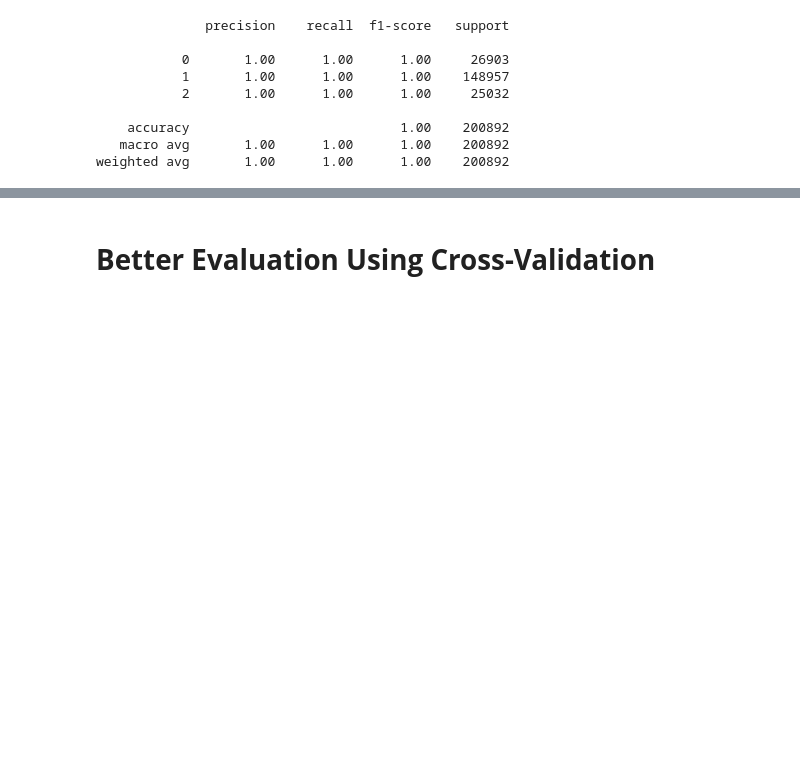
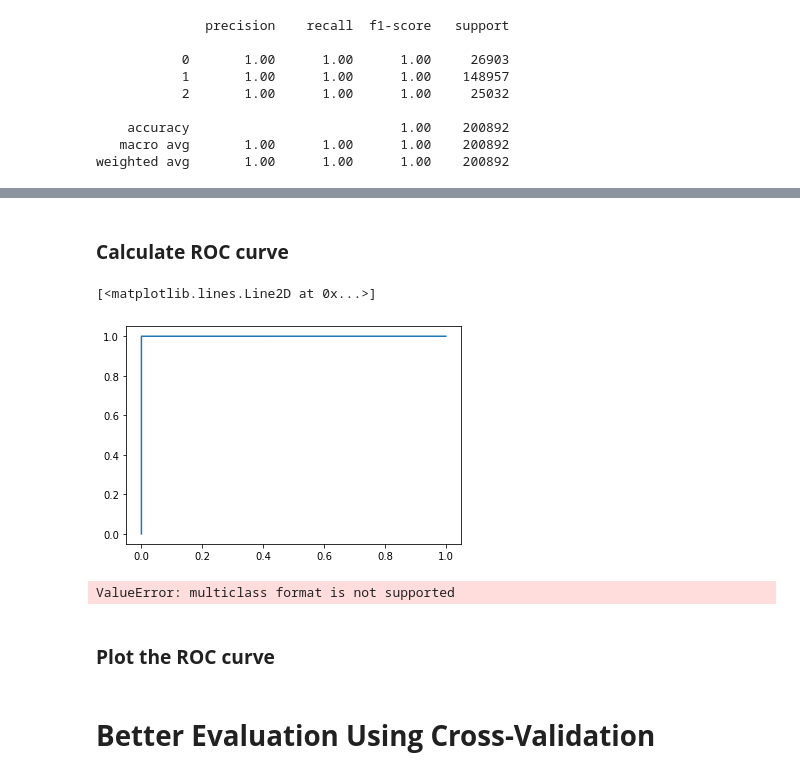
Before and after one commit to yuvalTrip/FinalProject, a Jupyter notebook: Final Project-N.N.3-Classification.ipynb, the cells around one changed output, grey strips where cells are left out. Cells and saved outputs as stored; diff of their text form; code cells hidden in the pictures; blank space fills up the shorter version.

```diff
--- a/Final Project-N.N.3-Classification.ipynb
+++ b/Final Project-N.N.3-Classification.ipynb
@@ -600,0 +677,2 @@ ValueError: multi_class must be in ('ovo', 'ovr')
+# %% [markdown]
+### <b>Calculate ROC curve<b>
@@ -600,0 +692,10 @@ ValueError: multi_class must be in ('ovo', 'ovr')
+# %%
+#y_score = clf.predict(X_test)
+fpr, tpr, thresholds = metrics.roc_curve(check_test, Predictions,pos_label=[2])
+#fpr, tpr, _ = metrics.roc_curve(check_test, Predictions,pos_label=[0])
+#knnfpr, knntpr, thresholds = metrics.roc_curve(check_test, PredictionsNew)
+#roc_display = RocCurveDisplay(fpr=fpr, tpr=tpr).plot()
+plt.plot(fpr, tpr)
+# %% [output]
+[<matplotlib.lines.Line2D at 0x...>]
+[figure, added]
@@ -601,3 +708,10 @@ ValueError: multi_class must be in ('ovo', 'ovr')
+# %%
+KnnFP,KnnTP,_= roc_curve(check_test,PredictionsNew)
+dumFP,dumTP,_= roc_curve(check_test,PredictionsMNew)
+# %% [output]
+ValueError: multiclass format is not supported
+# %% [markdown]
+### <b>Plot the ROC curve<b>
 # %% [markdown]
 # <b>Better Evaluation Using Cross-Validation</b>
 # %%
```
Also changed, not shown: parts of 63 cells of this notebook.
